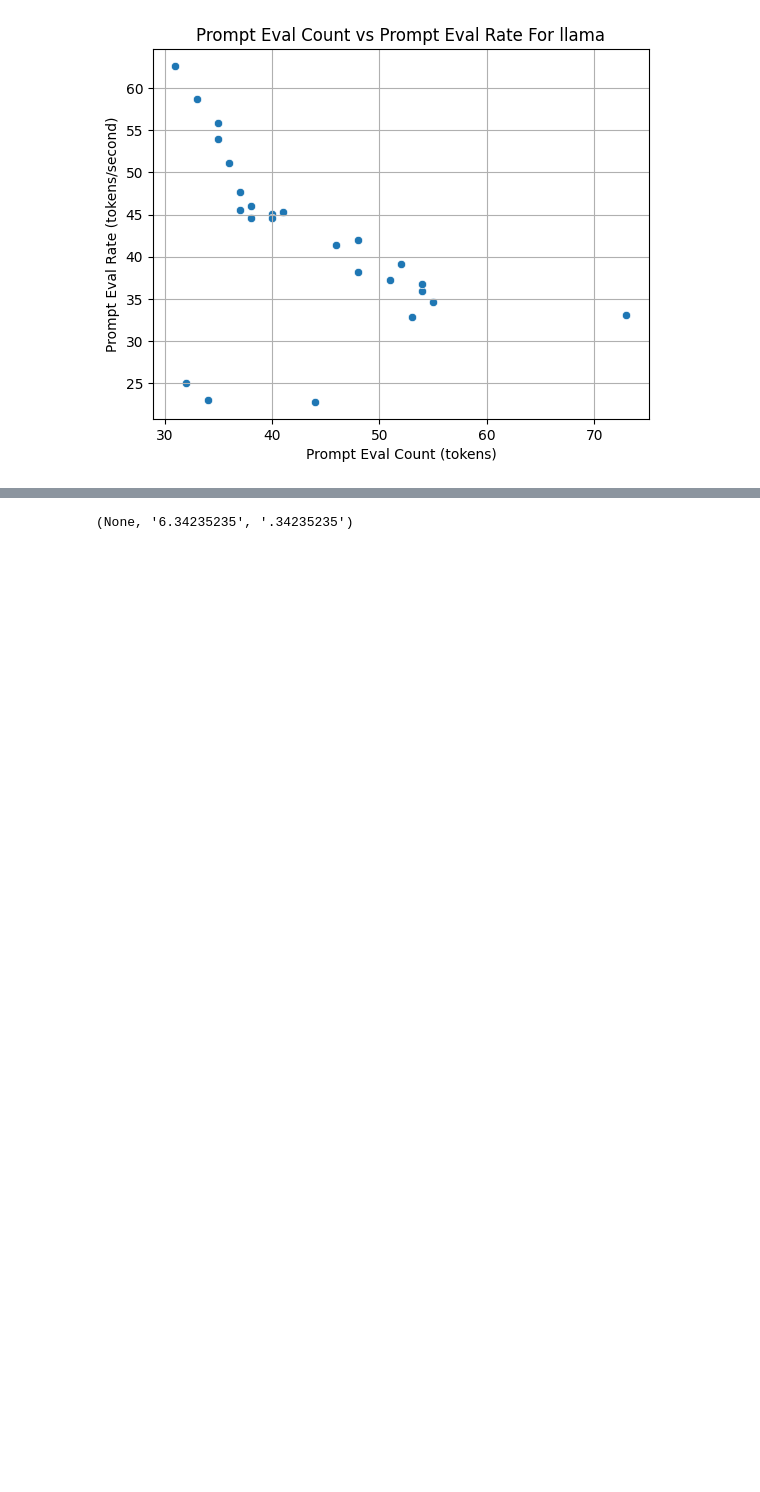
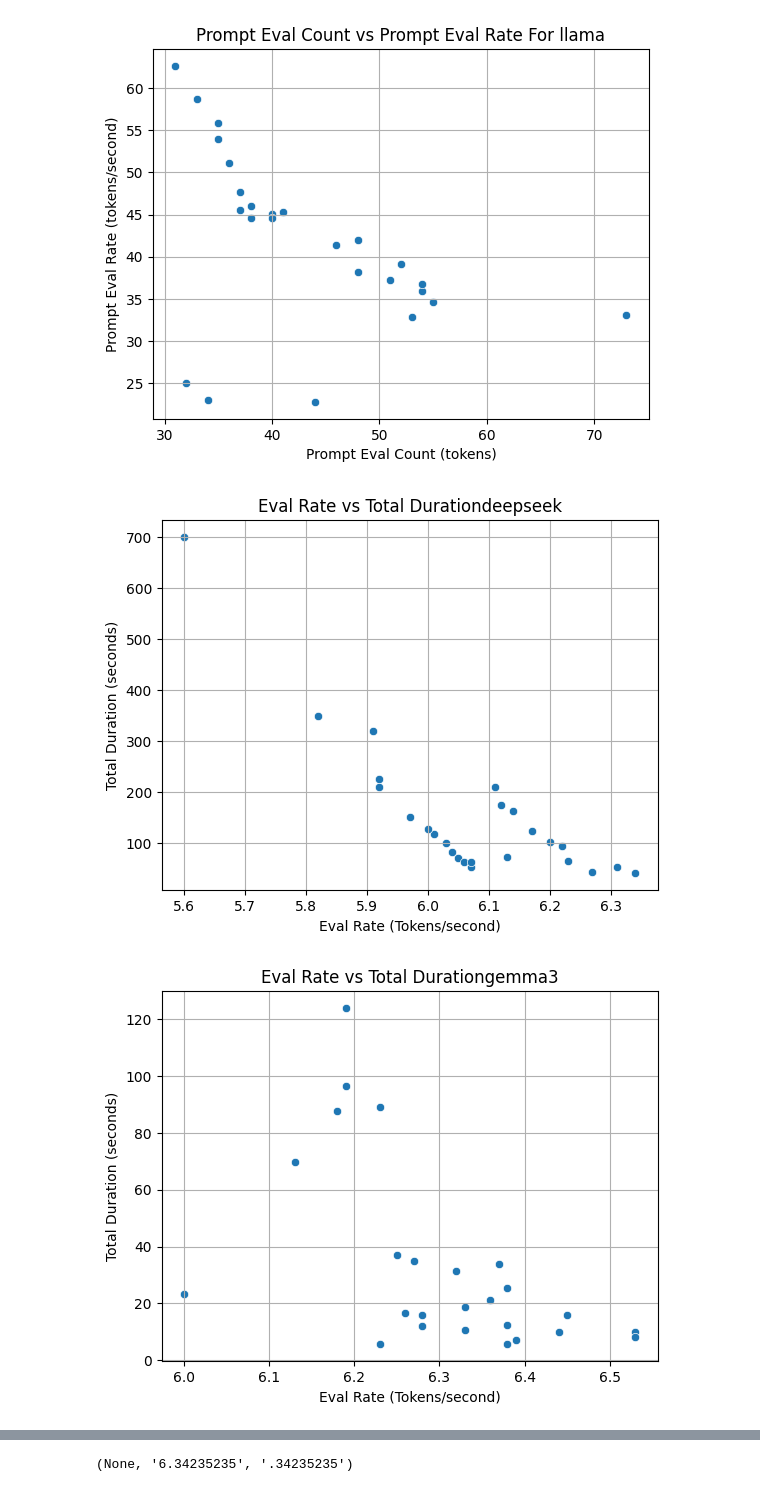
Before and after one commit to alvaad4/Research-2025, a Jupyter notebook: data-vis.ipynb, the cells around one changed output, grey strips where cells are left out. Cells and saved outputs as stored; diff of their text form; code cells hidden in the pictures; blank space fills up the shorter version.

Commit message:
Added Several more graphs including violin plots. corr heat maps, and scatterplots

```diff
--- a/data-vis.ipynb
+++ b/data-vis.ipynb
@@ -208,3 +208,21 @@ for key in df:
 [figure]
 [figure]
 [figure]
+# %%
+#Do models that process tokens faster spend less time, if not, there are inefficiencies in preprocesisng or loading
+
+for key in df:
+    # Ensure numeric types for both columns
+    df[key]['eval rate'] = pd.to_numeric(df[key]['eval rate'], errors='coerce')
+    df[key]['total duration'] = pd.to_numeric(df[key]['total duration'], errors='coerce')
+
+    # Scatter plot of eval rate vs load duration
+    sns.scatterplot(x=df[key]['eval rate'], y=df[key]['total duration'])
+    plt.title("Eval Rate vs Total Duration" + key)
+    plt.xlabel("Eval Rate (Tokens/second)")
+    plt.ylabel("Total Duration (seconds)")
+    plt.grid(True)
+    plt.show()
+# %% [output]
+[figure, added]
+[figure, added]
```
Also changed, not shown: parts of 6 cells of this notebook.
